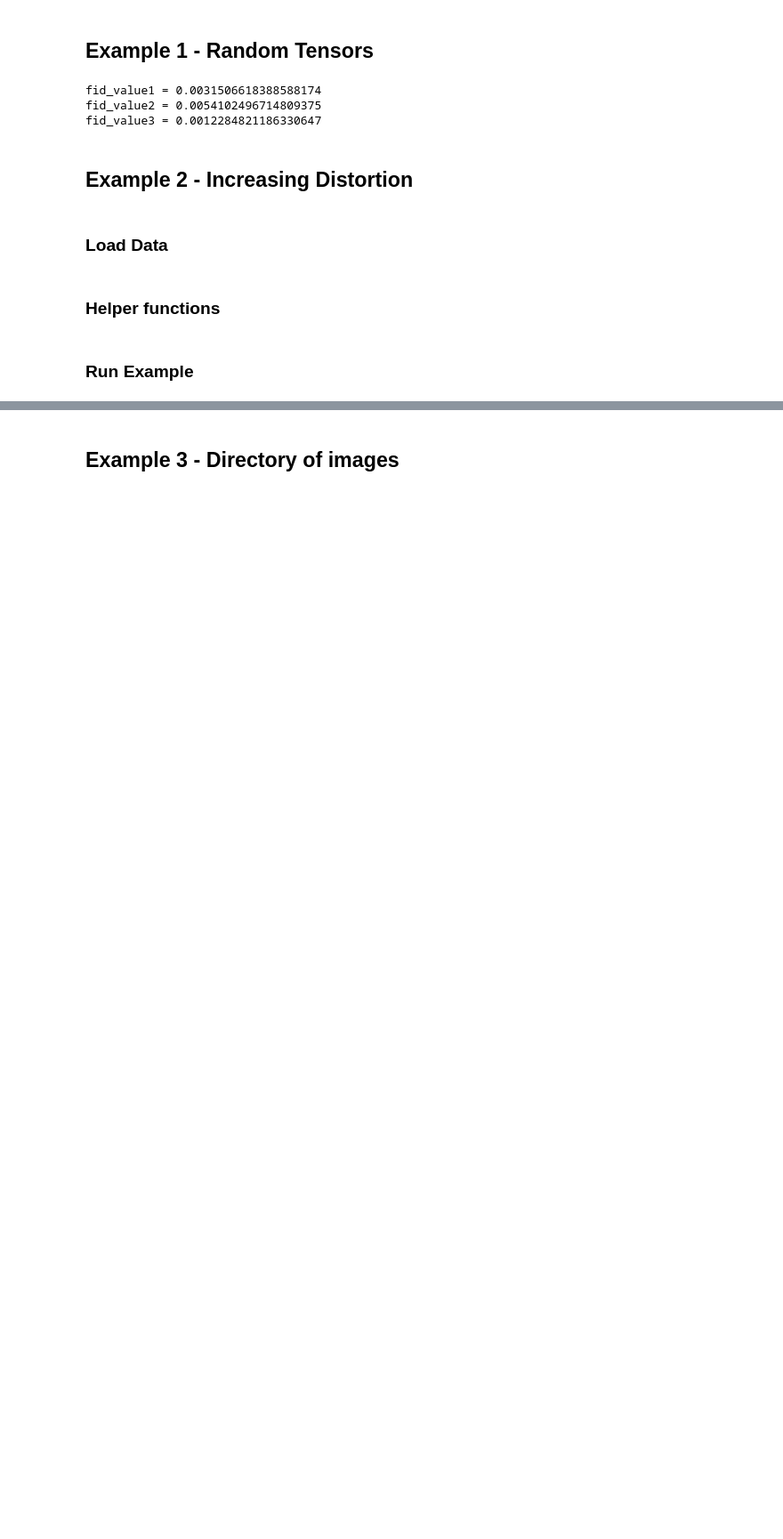
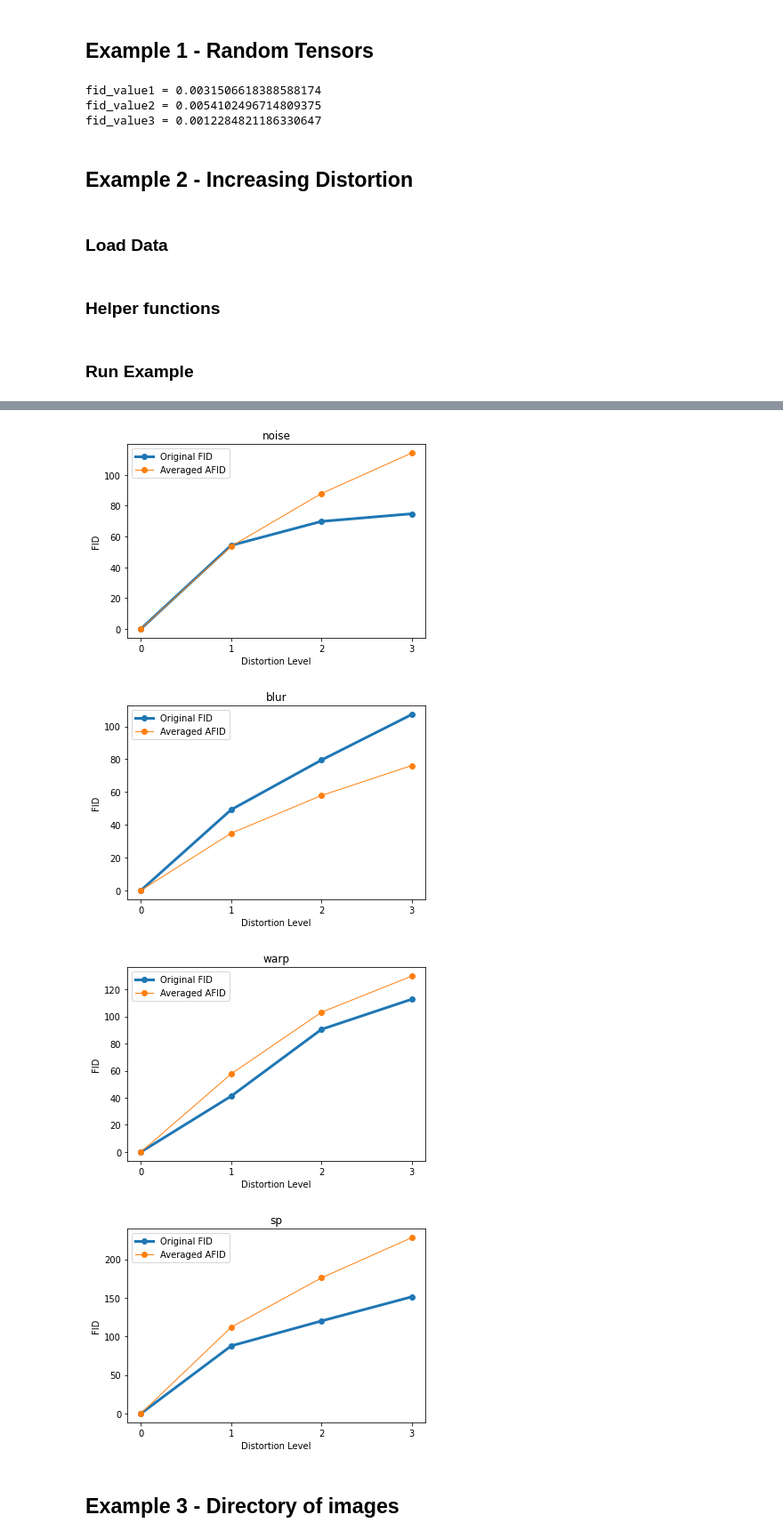
Before and after one commit to ejnunn/GAN-Research, a Jupyter notebook: notebooks/AFID.ipynb, the cells around one changed output, grey strips where cells are left out. Shown: that part at 89% size. Drawn from its saved outputs; the diff is of its cells as text; code cells hidden in the pictures; blank space fills up the shorter version.

```diff
--- a/notebooks/AFID.ipynb
+++ b/notebooks/AFID.ipynb
@@ -444,8 +491,15 @@ sp_fids = distortion_fids('sp')
 # %%
 # Plot the results
+# fig, axs = afid_plot_2x2(dist_fids)
 
-dist_fids = [noise_fids, blur_fids, warp_fids, sp_fids]
-fig, axs = afid_plot_2x2(dist_fids)
+for fids, title in zip(dist_fids, dist_titles):
+
+  fig, ax = afid_plot(fids, title=title)
+# %% [output]
+[figure, added]
+[figure, added]
+[figure, added]
+[figure, added]
 # %% [markdown]
 ## Example 3 - Directory of images
 # %%
```
Also changed, not shown: parts of 9 cells of this notebook.
